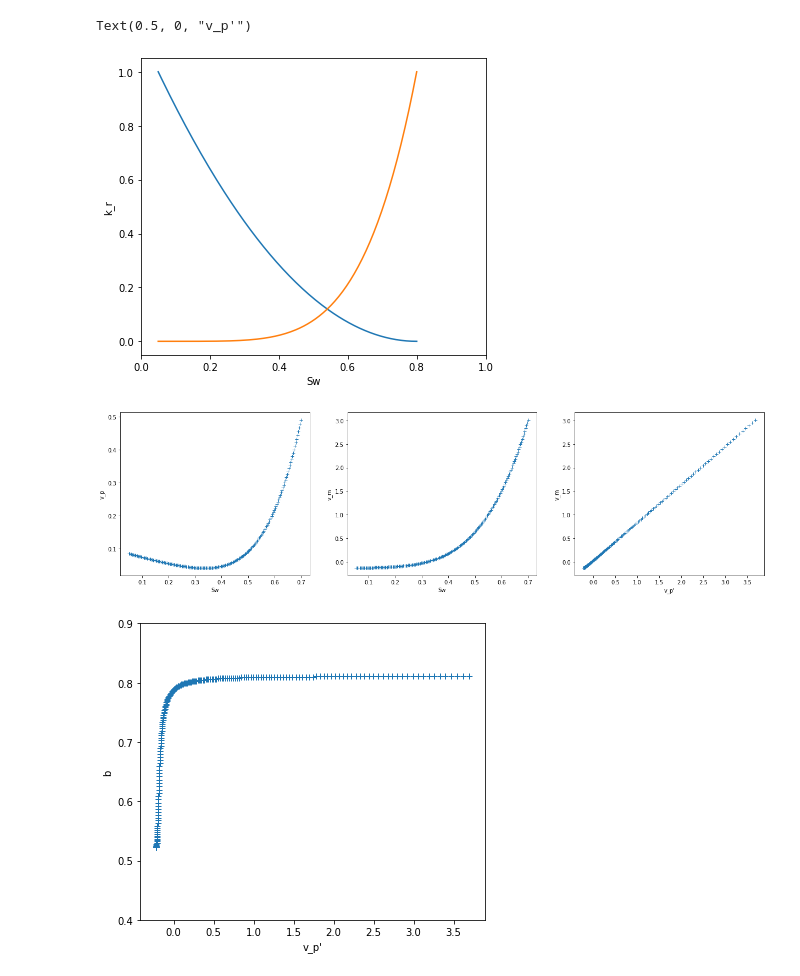
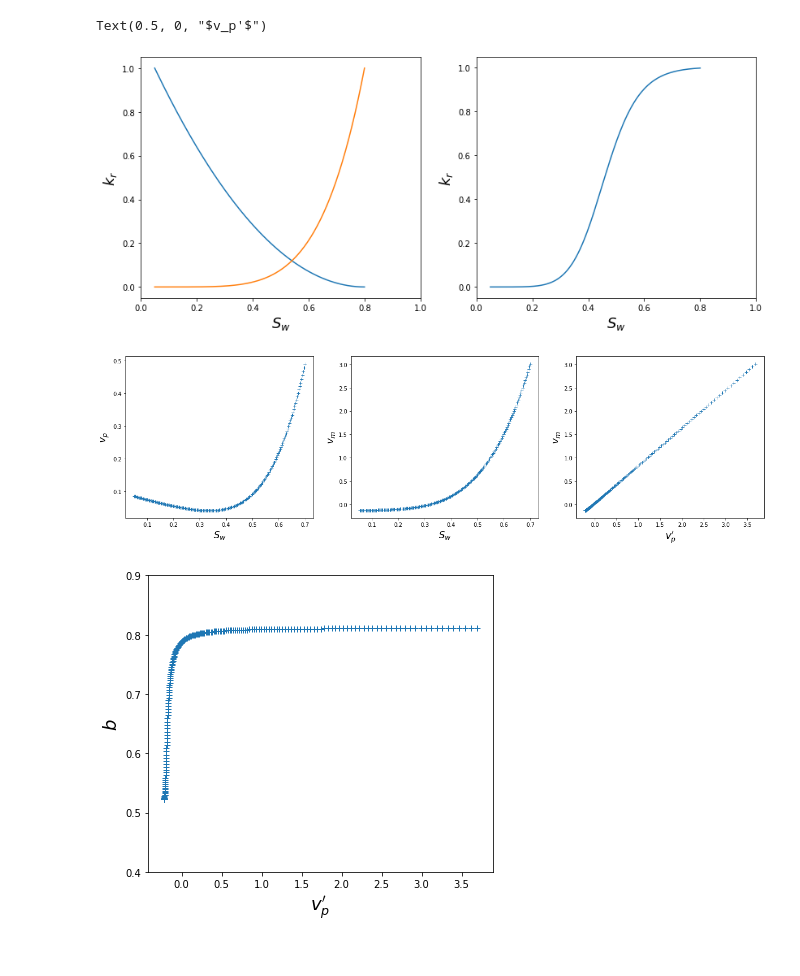
Before and after one commit to thomaram/Co-moving-velocity, a Jupyter notebook: co_move_velocity_plt.ipynb, the cells around one changed output. Drawn from its saved outputs; the diff is of its cells as text; code cells hidden in the pictures.

```diff
--- a/co_move_velocity_plt.ipynb
+++ b/co_move_velocity_plt.ipynb
@@ -182,44 +198,53 @@ v_p = (krw_Corey(sw, corey_exp_water, Swi, Sorw, kr0_water)/visc_water +
        kro_Corey(sw, corey_exp_oil, Swi, Sorw, kr0_oil)/visc_oil)
 dv_p = np.diff(v_p)/np.diff(sw)
 
 v_m = (sw[:-1] / visc_water * (np.diff(krw_Corey(sw, corey_exp_water, Swi, Sorw, kr0_water) / sw) / np.diff(sw)) +
         (1-sw[:-1]) / visc_oil * (np.diff(kro_Corey(sw, corey_exp_oil, Swi, Sorw, kr0_oil) / (1-sw)) / np.diff(sw)))
 
 dv_m = np.diff(v_m)/np.diff(dv_p)
 
+f_w = (krw_Corey(sw, corey_exp_water, Swi, Sorw, kr0_water)/visc_water) / v_p
+
 
 plt.figure(figsize=(21,12))
 plt.subplot(231)
 plt.plot(sw2, kro_Corey(sw2, corey_exp_oil, Swi, Sorw, kr0_oil))
 plt.plot(sw2, krw_Corey(sw2, corey_exp_water, Swi, Sorw, kr0_water))
 plt.xlim(0,1)
-plt.ylabel("k_r")
-plt.xlabel("Sw")
+plt.ylabel("$k_r$", fontsize=18)
+plt.xlabel("$S_w$", fontsize=18)
+
+plt.subplot(232)
+plt.plot(sw2, f_w)
+plt.xlim(0,1)
+plt.ylabel("$k_r$", fontsize=18)
+plt.xlabel("$S_w$", fontsize=18)
+
 
 plt.figure(figsize=(21,12))
 plt.subplot(231)
 plt.plot(sw, v_p, '+')
-plt.ylabel("v_p")
-plt.xlabel("Sw")
+plt.ylabel("$v_p$", fontsize=18)
+plt.xlabel("$S_w$", fontsize=18)
 
 plt.subplot(232)
 plt.plot(sw[:-1], v_m, '+')
-plt.ylabel("v_m")
-plt.xlabel("Sw")
+plt.ylabel("$v_m$", fontsize=18)
+plt.xlabel("$S_w$", fontsize=18)
 
 plt.subplot(233)
 plt.plot(dv_p, v_m, '+')
-plt.ylabel("v_m")
-plt.xlabel("v_p'")
+plt.ylabel("$v_m$", fontsize=18)
+plt.xlabel("$v_p'$", fontsize=18)
 
 plt.figure(figsize=(21,12))
 plt.subplot(231)
 plt.plot(dv_p[:-1], dv_m, '+')
 plt.ylim(0.4,0.9)
-plt.ylabel("b")
-plt.xlabel("v_p'")
+plt.ylabel("$b$", fontsize=18)
+plt.xlabel("$v_p'$", fontsize=18)
 # %% [output]
-Text(0.5, 0, "v_p'")
+Text(0.5, 0, "$v_p'$")
-[figure, old version]
+[figure, new version]
-[figure, old version]
+[figure, new version]
-[figure, old version]
+[figure, new version]
```
Also changed, not shown: parts of 3 cells of this notebook.
